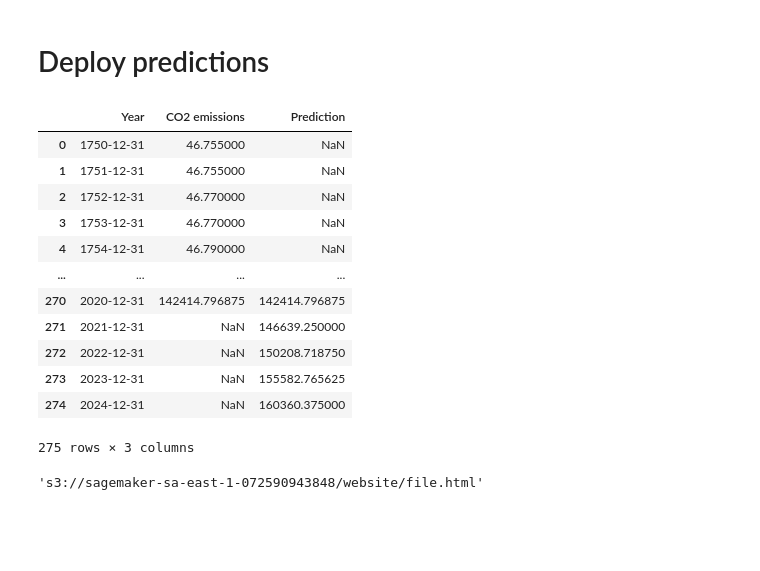
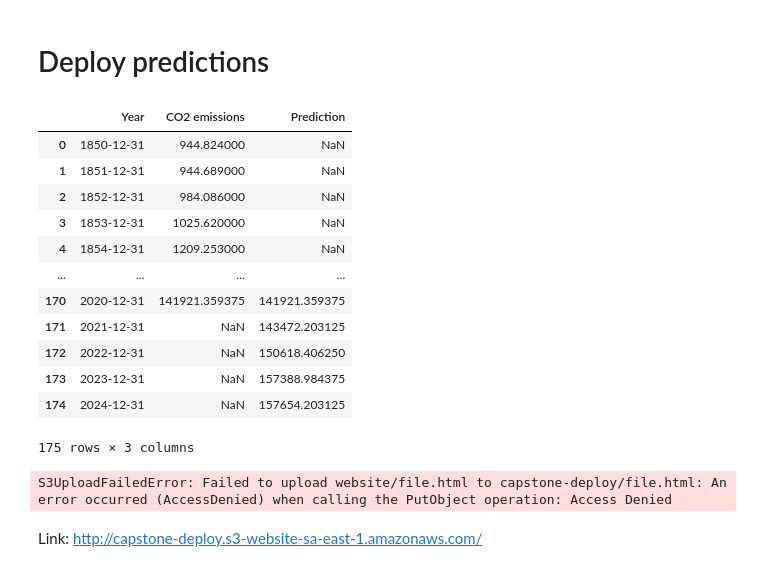
Before and after one commit to plbalmeida/udacity-ml-engineer, a Jupyter notebook: capstone/global-co2-emission.ipynb, the cells around one changed output. Cells and saved outputs as stored; diff of their text form; code cells hidden in the pictures; blank space fills up the shorter version.

Commit message:
notebook with an error
error when upload file do S3

```diff
--- a/capstone/global-co2-emission.ipynb
+++ b/capstone/global-co2-emission.ipynb
@@ -520,26 +540,26 @@ y_pred
 # Deploy predictions
 # %%
 # data for visualization
-ts_slice = ts.rename(columns={'co2': 'CO2 emissions'})
+ts_slice = ts['1850':].rename(columns={'co2': 'CO2 emissions'})
 
 viz = ts_slice.merge(y_pred[['Prediction']], how='outer', left_index=True, right_index=True)
 viz = viz.reset_index().rename(columns={'index': 'Year'})
 viz.iloc[-5, 1] = viz.iloc[-5].Prediction
 viz
 # %% [output]
 |  | Year | CO2 emissions | Prediction |
-| 0 | 1750-12-31 | 46.755000 | NaN |
-| 1 | 1751-12-31 | 46.755000 | NaN |
-| 2 | 1752-12-31 | 46.770000 | NaN |
-| 3 | 1753-12-31 | 46.770000 | NaN |
-| 4 | 1754-12-31 | 46.790000 | NaN |
+| 0 | 1850-12-31 | 944.824000 | NaN |
+| 1 | 1851-12-31 | 944.689000 | NaN |
+| 2 | 1852-12-31 | 984.086000 | NaN |
+| 3 | 1853-12-31 | 1025.620000 | NaN |
+| 4 | 1854-12-31 | 1209.253000 | NaN |
 | ... | ... | ... | ... |
-| 270 | 2020-12-31 | 142414.796875 | 142414.796875 |
-| 271 | 2021-12-31 | NaN | 146639.250000 |
-| 272 | 2022-12-31 | NaN | 150208.718750 |
-| 273 | 2023-12-31 | NaN | 155582.765625 |
-| 274 | 2024-12-31 | NaN | 160360.375000 |
+| 170 | 2020-12-31 | 141921.359375 | 141921.359375 |
+| 171 | 2021-12-31 | NaN | 143472.203125 |
+| 172 | 2022-12-31 | NaN | 150618.406250 |
+| 173 | 2023-12-31 | NaN | 157388.984375 |
+| 174 | 2024-12-31 | NaN | 157654.203125 |
-275 rows × 3 columns
+175 rows × 3 columns
 # %%
 # plotly dashboard html file
 fig = px.line(viz, x='Year', y=viz.columns, title='Global carbon dioxide emission prediction - MAPE: {}%'.format(round(np.median(mape), 2)))
@@ -559,8 +579,10 @@ fig.write_html('website/file.html')
 # %%
 # upload html file to s3 bucket
 website_key = os.path.join('website', 'file.html')
-sagemaker_session.upload_data(website_key, bucket=bucket, key_prefix='website')
+boto3.client('s3').upload_file(website_key, 'capstone-deploy', 'file.html')
 # %% [output]
-'s3://sagemaker-sa-east-1-072590943848/website/file.html'
+S3UploadFailedError: Failed to upload website/file.html to capstone-deploy/file.html: An error occurred (AccessDenied) when calling the PutObject operation: Access Denied
+# %% [markdown]
+Link: http://capstone-deploy.s3-website-sa-east-1.amazonaws.com/
 # %%
 predictor.delete_endpoint()
```
Also changed, not shown: parts of 15 cells of this notebook.
